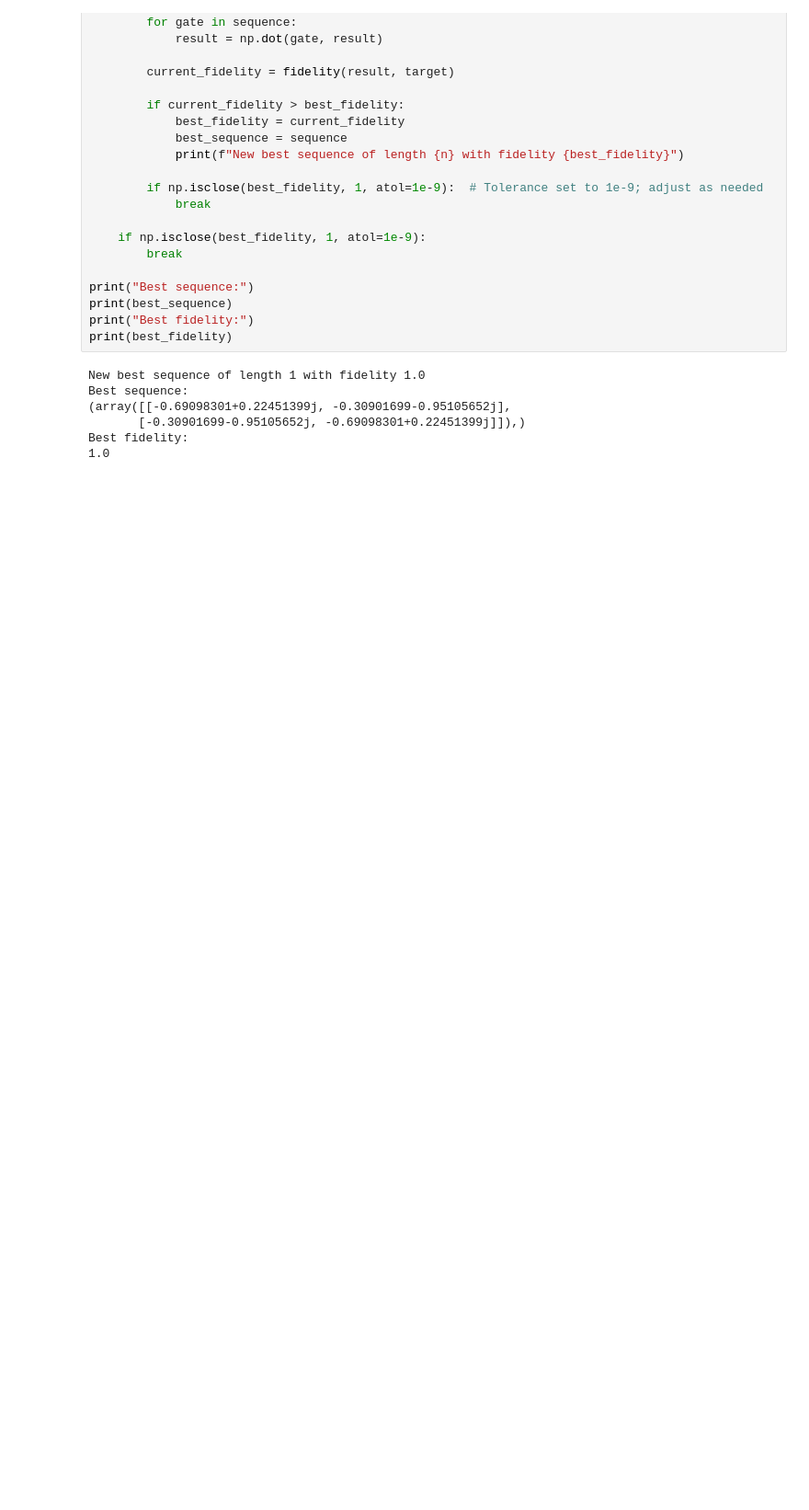
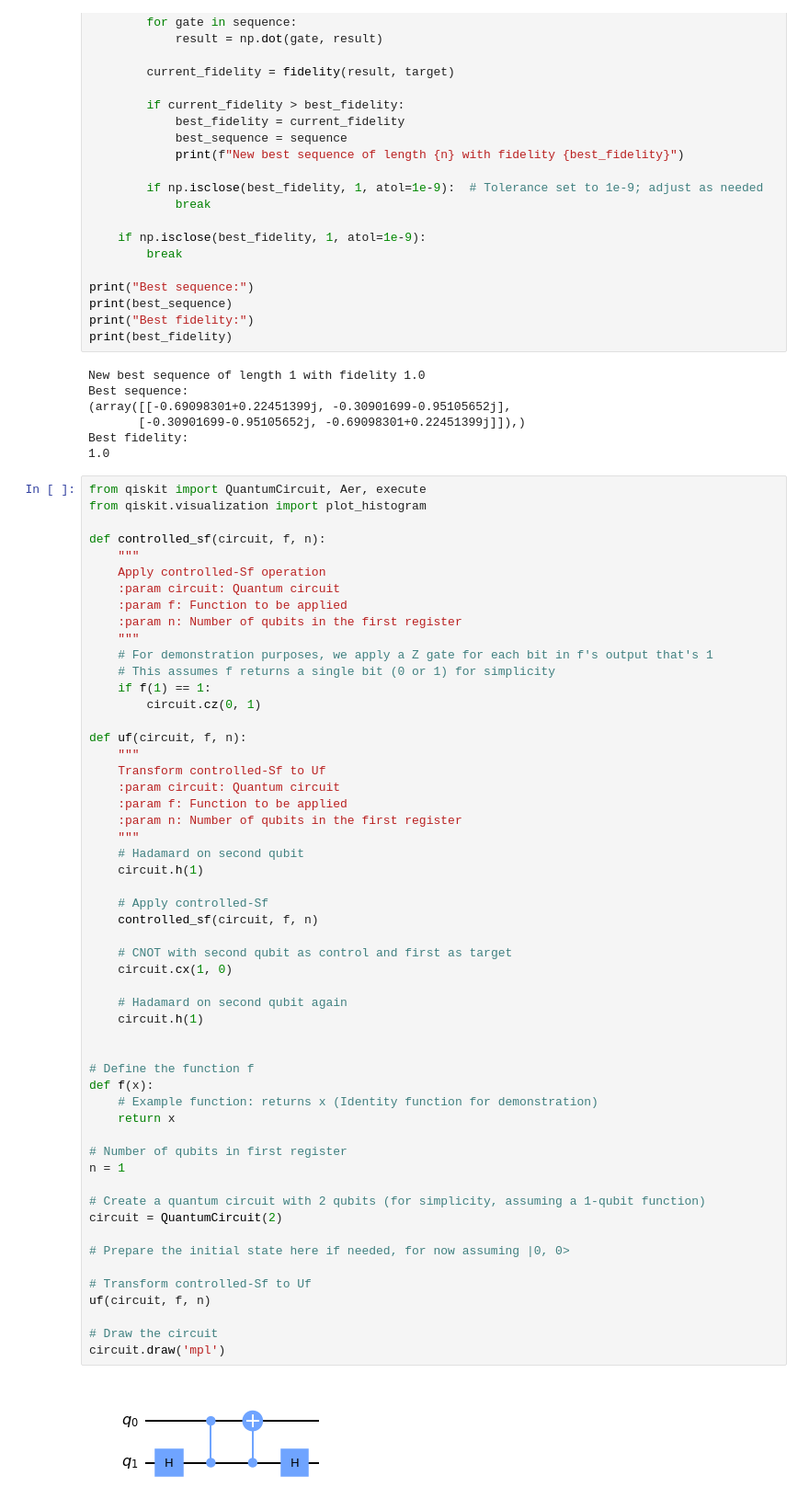
Before and after one commit to sofiaatuff/Q_Circuit_examples, a Jupyter notebook: testing_123.ipynb, the cells around one changed output. Shown at 92% size. Saved outputs shown, nothing was run; the diff lists cells and outputs as text; blank space fills up the shorter version.

```diff
--- a/testing_123.ipynb
+++ b/testing_123.ipynb
@@ -315,3 +212,59 @@ Best sequence:
        [-0.30901699-0.95105652j, -0.69098301+0.22451399j]]),)
 Best fidelity:
 1.0
+# %%
+from qiskit import QuantumCircuit, Aer, execute
+from qiskit.visualization import plot_histogram
+
+def controlled_sf(circuit, f, n):
+    """
+    Apply controlled-Sf operation
+    :param circuit: Quantum circuit
+    :param f: Function to be applied
+    :param n: Number of qubits in the first register
+    """
+    # For demonstration purposes, we apply a Z gate for each bit in f's output that's 1
+    # This assumes f returns a single bit (0 or 1) for simplicity
+    if f(1) == 1:
+        circuit.cz(0, 1)
+
+def uf(circuit, f, n):
+    """
+    Transform controlled-Sf to Uf
+    :param circuit: Quantum circuit
+    :param f: Function to be applied
+    :param n: Number of qubits in the first register
+    """
+    # Hadamard on second qubit
+    circuit.h(1)
+
+    # Apply controlled-Sf
+    controlled_sf(circuit, f, n)
+
+    # CNOT with second qubit as control and first as target
+    circuit.cx(1, 0)
+
+    # Hadamard on second qubit again
+    circuit.h(1)
+
+
+# Define the function f
+def f(x):
+    # Example function: returns x (Identity function for demonstration)
+    return x
+
+# Number of qubits in first register
+n = 1
+
+# Create a quantum circuit with 2 qubits (for simplicity, assuming a 1-qubit function)
+circuit = QuantumCircuit(2)
+
+# Prepare the initial state here if needed, for now assuming |0, 0>
+
+# Transform controlled-Sf to Uf
+uf(circuit, f, n)
+
+# Draw the circuit
+circuit.draw('mpl')
+# %% [output]
+[figure, added]
```
Also changed, not shown: parts of 10 cells of this notebook, 5 other files.
